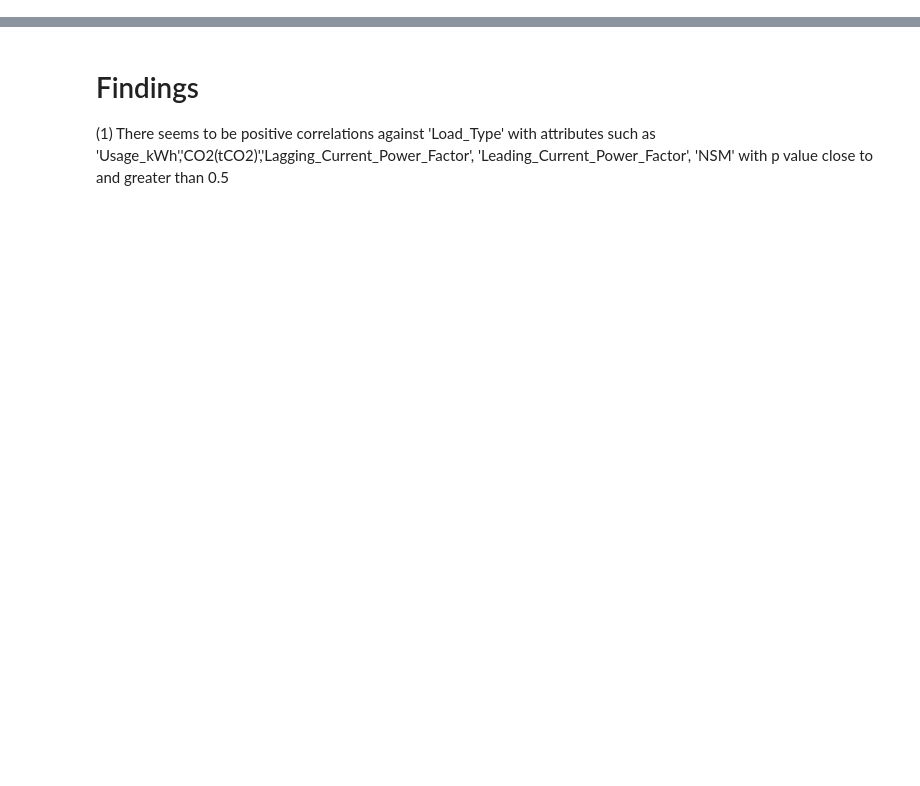
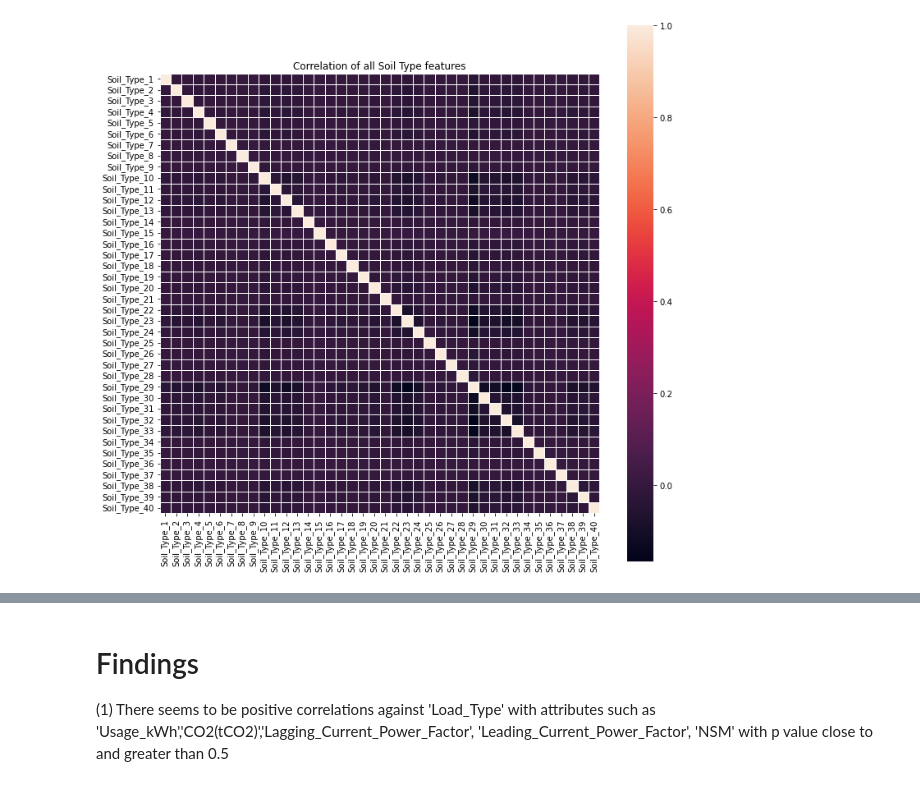
Before and after one commit to lyx97/CSCI316, a Jupyter notebook: Group 6/CSCI316_A2_Group_LeeYuXian_ChongHuiWen_TanKayceeWanChing.ipynb, the cells around one changed output, grey strips where cells are left out. Cells and saved outputs as stored; diff of their text form; code cells hidden in the pictures; blank space fills up the shorter version.

```diff
--- a/Group 6/CSCI316_A2_Group_LeeYuXian_ChongHuiWen_TanKayceeWanChing.ipynb
+++ b/Group 6/CSCI316_A2_Group_LeeYuXian_ChongHuiWen_TanKayceeWanChing.ipynb
@@ -242,0 +305,17 @@ plt.show()
+# %%
+# Stores all Soil Type features
+columns = [cols for cols in p_df.columns if str(cols).startswith('Soil')]
+
+# set figure size
+plt.figure(figsize=(12, 12))
+
+# plot heat map
+sns.heatmap(p_df[columns].corr(), square=True, linewidths=1)
+
+# set title of the plot
+plt.title('Correlation of all Soil Type features')
+
+# show the plot
+plt.show()
+# %% [output]
+[figure, added]
```
Also changed, not shown: parts of 157 cells of this notebook.
